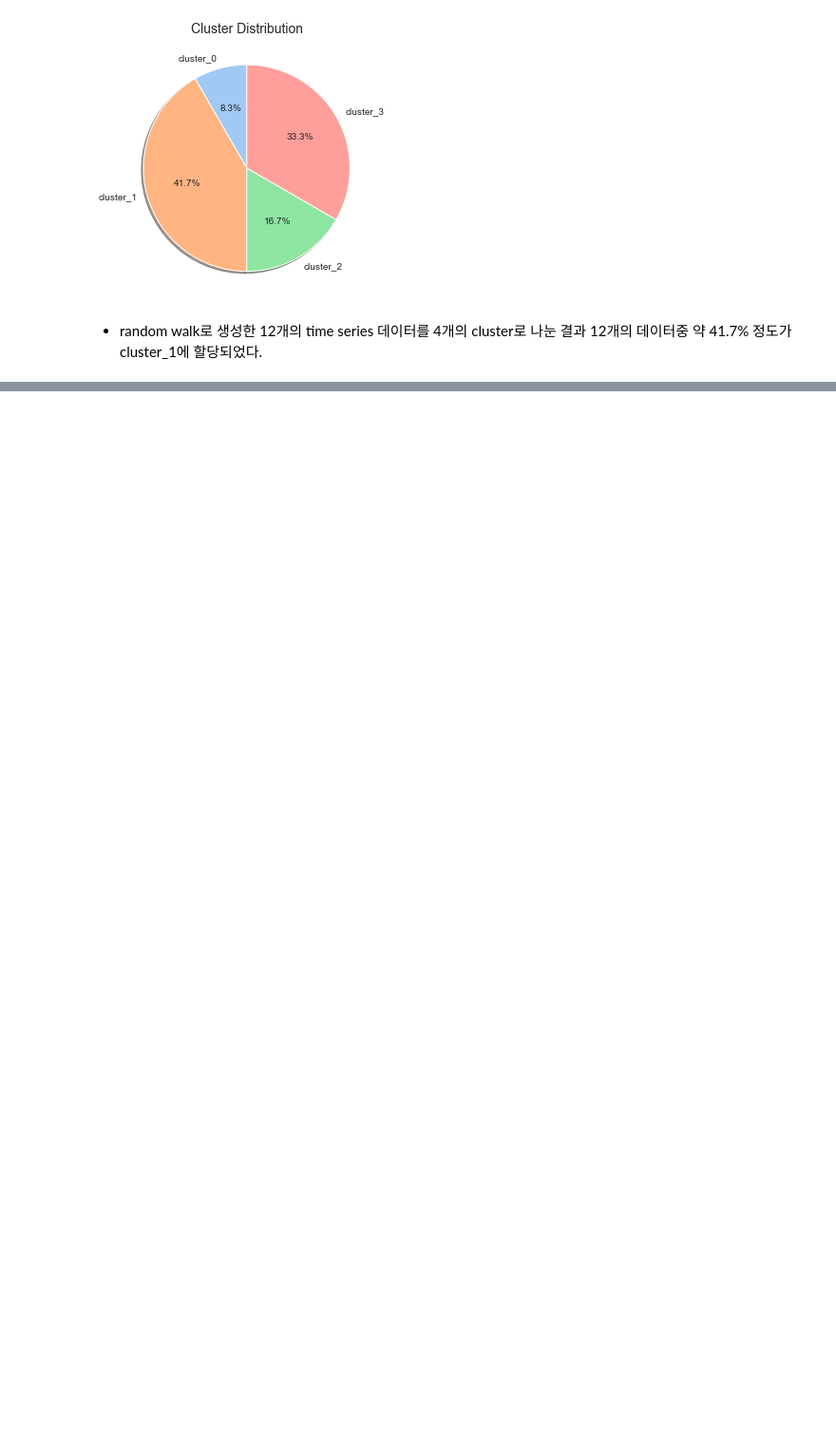
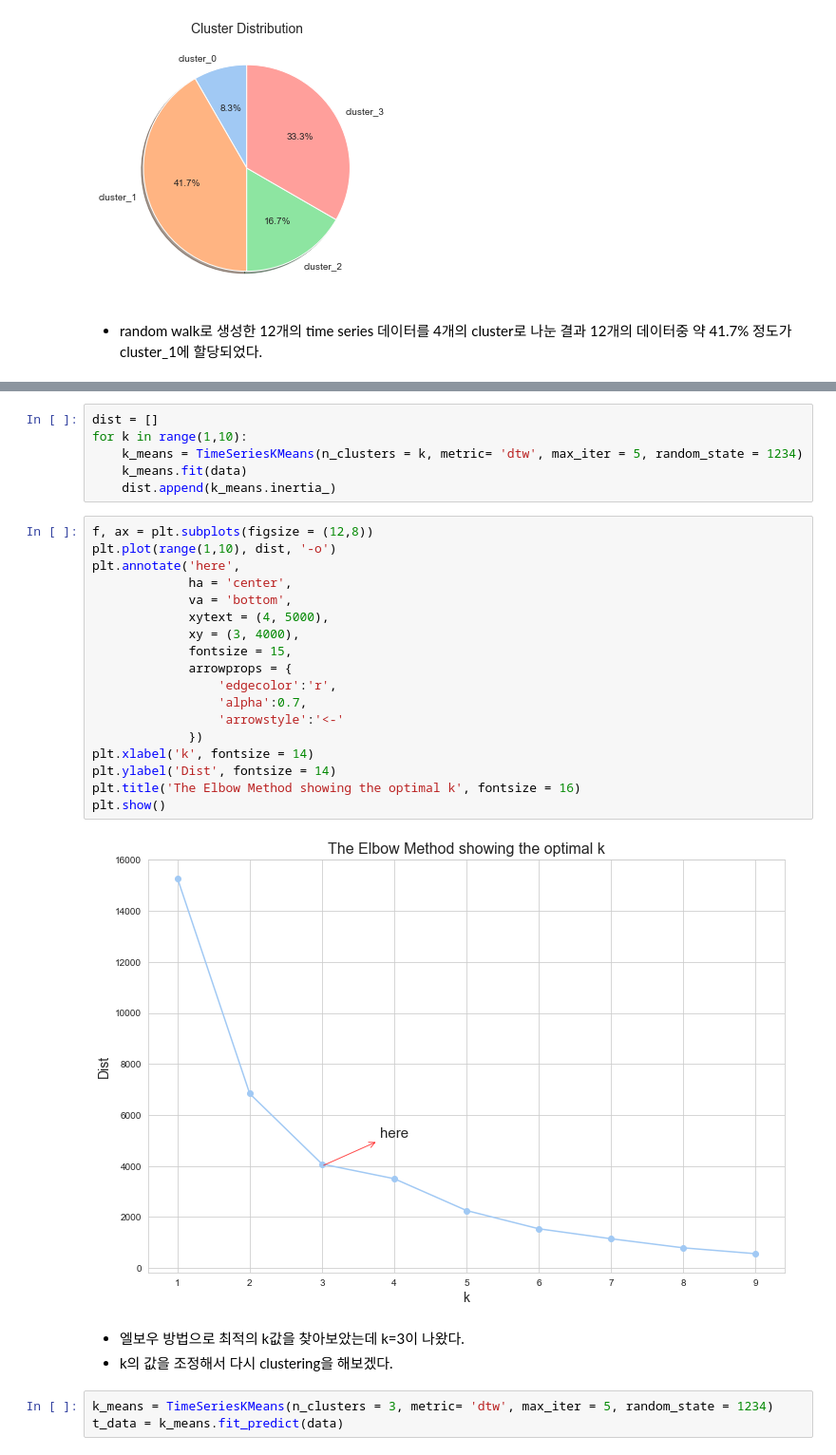
Before and after one commit to 0001010/Learn-Growth, a Jupyter notebook: Time Series/DTW/TimeSeriesKmeans(with.dtw).ipynb, the cells around one changed output, grey strips where cells are left out. Shown: that part at 95% size. Cells and saved outputs as stored; diff of their text form; blank space fills up the shorter version.

```diff
--- a/Time Series/DTW/TimeSeriesKmeans(with.dtw).ipynb
+++ b/Time Series/DTW/TimeSeriesKmeans(with.dtw).ipynb
@@ -117,0 +135,32 @@ plt.show()
+# %%
+dist = []
+for k in range(1,10):
+    k_means = TimeSeriesKMeans(n_clusters = k, metric= 'dtw', max_iter = 5, random_state = 1234)
+    k_means.fit(data)
+    dist.append(k_means.inertia_)
+# %%
+f, ax = plt.subplots(figsize = (12,8))
+plt.plot(range(1,10), dist, '-o')
+plt.annotate('here',
+             ha = 'center',
+             va = 'bottom',
+             xytext = (4, 5000),
+             xy = (3, 4000),
+             fontsize = 15,
+             arrowprops = {
+                 'edgecolor':'r',
+                 'alpha':0.7,
+                 'arrowstyle':'<-'
+             })
+plt.xlabel('k', fontsize = 14)
+plt.ylabel('Dist', fontsize = 14)
+plt.title('The Elbow Method showing the optimal k', fontsize = 16)
+plt.show()
+# %% [output]
+[figure, added]
+# %% [markdown]
+- 엘보우 방법으로 최적의 k값을 찾아보았는데 k=3이 나왔다.
+- k의 값을 조정해서 다시 clustering을 해보겠다.
+# %%
+k_means = TimeSeriesKMeans(n_clusters = 3, metric= 'dtw', max_iter = 5, random_state = 1234)
+t_data = k_means.fit_predict(data)
```
Also changed, not shown: parts of 7 cells of this notebook.
